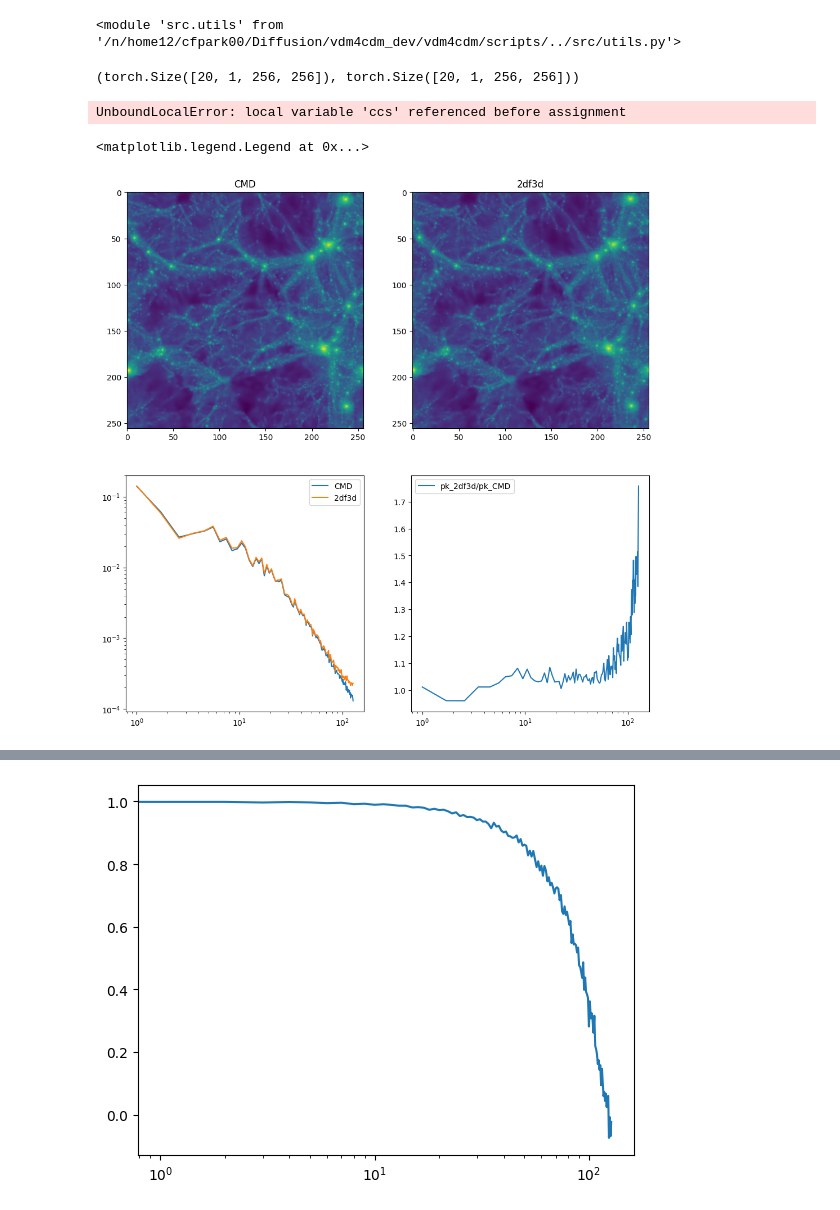
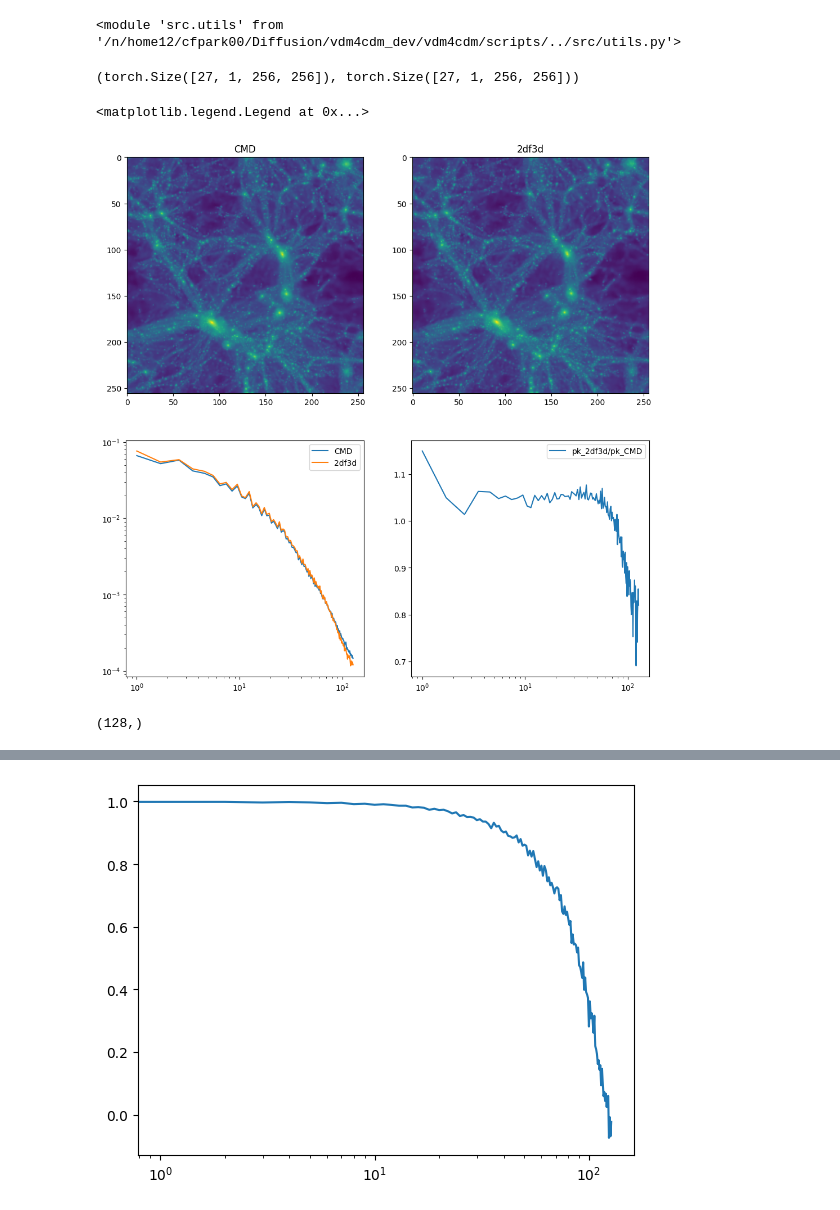
Before and after one commit to cfpark00/vdm4cdm, a Jupyter notebook: scripts/check_cc.ipynb, the cells around one changed output, grey strips where cells are left out. Drawn from its saved outputs; the diff is of its cells as text; code cells hidden in the pictures.

```diff
--- a/scripts/check_cc.ipynb
+++ b/scripts/check_cc.ipynb
@@ -32,42 +32,46 @@ Mcdm_CMD=np.load(Mcdm_CMD_file,mmap_mode="r")
 Mcdm_2df3d=np.load(Mcdm_2df3d_file,mmap_mode="r")
 # %%
 smooth=0.0
-field_2df3d=Mcdm_2df3d[:20]
+field_2df3d=Mcdm_2df3d[::15]
 field_2df3d=sim.gaussian_filter(field_2df3d,(0,smooth,smooth),mode="wrap")
 
-fields_CMD=torch.tensor(Mcdm_CMD[:20],dtype=torch.float32,device=device).unsqueeze(1)
+fields_CMD=torch.tensor(Mcdm_CMD[::15],dtype=torch.float32,device=device).unsqueeze(1)
 fields_2df3d=torch.tensor(field_2df3d,dtype=torch.float32,device=device).unsqueeze(1)
 fields_CMD_n=fields_CMD/fields_CMD.sum((2,3),keepdim=True)
 fields_2df3d_n=fields_2df3d/fields_2df3d.sum((2,3),keepdim=True)
 fields_2df3d_n.shape,fields_CMD_n.shape
 # %% [output]
-(torch.Size([20, 1, 256, 256]), torch.Size([20, 1, 256, 256]))
+(torch.Size([27, 1, 256, 256]), torch.Size([27, 1, 256, 256]))
 # %%
-cc=utils.get_ccs(fields_CMD_n,fields_2df3d_n,full=False)[0,0].detach().cpu().numpy()
+ccs=utils.get_ccs(fields_CMD_n,fields_2df3d_n,full=False).detach().cpu().numpy()
 ks,pk_CMD,_=utils.pk(fields_CMD_n)
 ks=ks[0].detach().cpu().numpy()
-pk_CMD=pk_CMD[0].detach().cpu().numpy()
-pk_2df3d=utils.pk(fields_2df3d_n)[1][0].detach().cpu().numpy()
+pk_CMD=pk_CMD.detach().cpu().numpy()
+pk_2df3d=utils.pk(fields_2df3d_n)[1].detach().cpu().numpy()
-# %% [output]
-UnboundLocalError: local variable 'ccs' referenced before assignment
 # %%
 plt.figure(figsize=(12,12))
+i=0
 plt.subplot(2,2,1)
-plt.imshow(np.log10(fields_CMD[0,0].cpu().numpy()))
+plt.imshow(np.log10(fields_CMD[i,0].cpu().numpy()))
 plt.title("CMD")
 plt.subplot(2,2,2)
-plt.imshow(np.log10(fields_2df3d[0,0].cpu().numpy()))
+plt.imshow(np.log10(fields_2df3d[i,0].cpu().numpy()))
 plt.title("2df3d")
 plt.subplot(2,2,3)
-plt.plot(ks,pk_CMD,label="CMD")
-plt.plot(ks,pk_2df3d,label="2df3d")
+plt.plot(ks,pk_CMD[i],label="CMD")
+plt.plot(ks,pk_2df3d[i],label="2df3d")
 plt.xscale("log")
 plt.yscale("log")
 plt.legend()
 plt.subplot(2,2,4)
-plt.plot(ks,pk_2df3d/pk_CMD,label="pk_2df3d/pk_CMD")
+plt.plot(ks,pk_2df3d[i]/pk_CMD[i],label="pk_2df3d/pk_CMD")
 plt.xscale("log")
 plt.legend()
 # %% [output]
 <matplotlib.legend.Legend at 0x...>
-[figure, old version]
+[figure, new version]
+# %%
+m_pk_cmd=pk_CMD.mean(0)
+m_pk_cmd.shape
+# %% [output]
+(128,)
```
Also changed, not shown: parts of 2 cells of this notebook, 10 other files.
